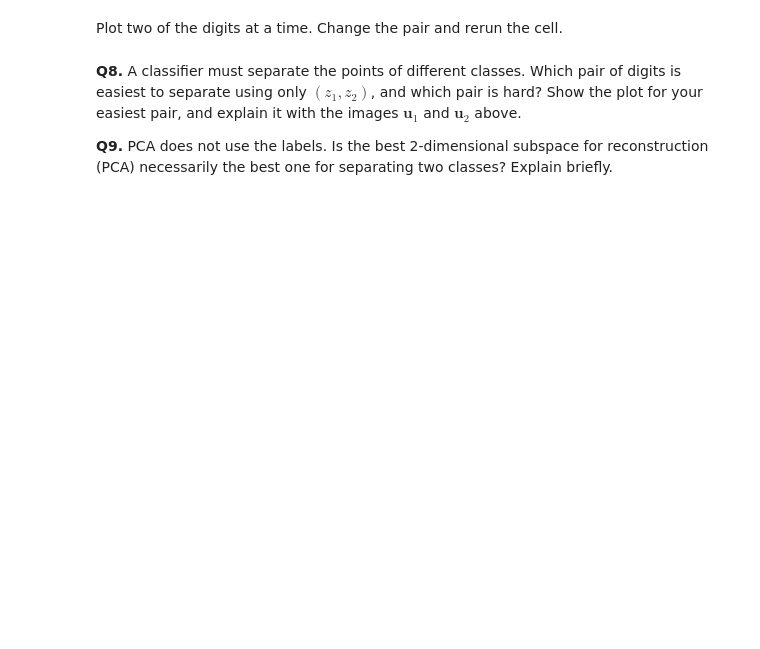
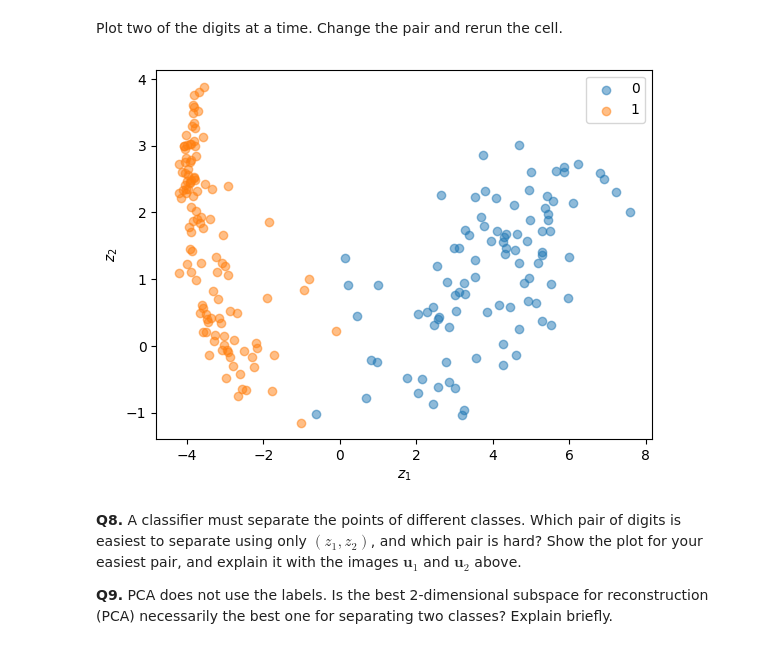
Before and after one commit to MickeEvans/Intro_Machine_Learning, a Jupyter notebook: lab1b-pca.ipynb, the cells around one changed output. Cells and saved outputs as stored; diff of their text form; code cells hidden in the pictures; blank space fills up the shorter version.

```diff
--- a/lab1b-pca.ipynb
+++ b/lab1b-pca.ipynb
@@ -329,11 +377,13 @@ plt.xlabel('$z_1$'); plt.ylabel('$z_2$'); plt.legend(markerscale=2);
 # %% [markdown]
 Plot two of the digits at a time. Change the pair and rerun the cell.
 # %%
-a, b = '3', '5'    # try different pairs
+a, b = '0', '1'    # 0 and 1 seems to be the easiest pair to separate
 plt.figure()
 plt.scatter(Z[y_img == a, 0], Z[y_img == a, 1], alpha=0.5, label=a)
 plt.scatter(Z[y_img == b, 0], Z[y_img == b, 1], alpha=0.5, label=b)
 plt.xlabel('$z_1$'); plt.ylabel('$z_2$'); plt.legend();
+# %% [output]
+[figure, added]
 # %% [markdown]
 **Q8.** A classifier must separate the points of different classes. Which pair of digits is easiest to separate using
 only $(z_1,z_2)$, and which pair is hard? Show the plot for your easiest pair, and explain it with the images
```
Also changed, not shown: parts of 12 cells of this notebook.
